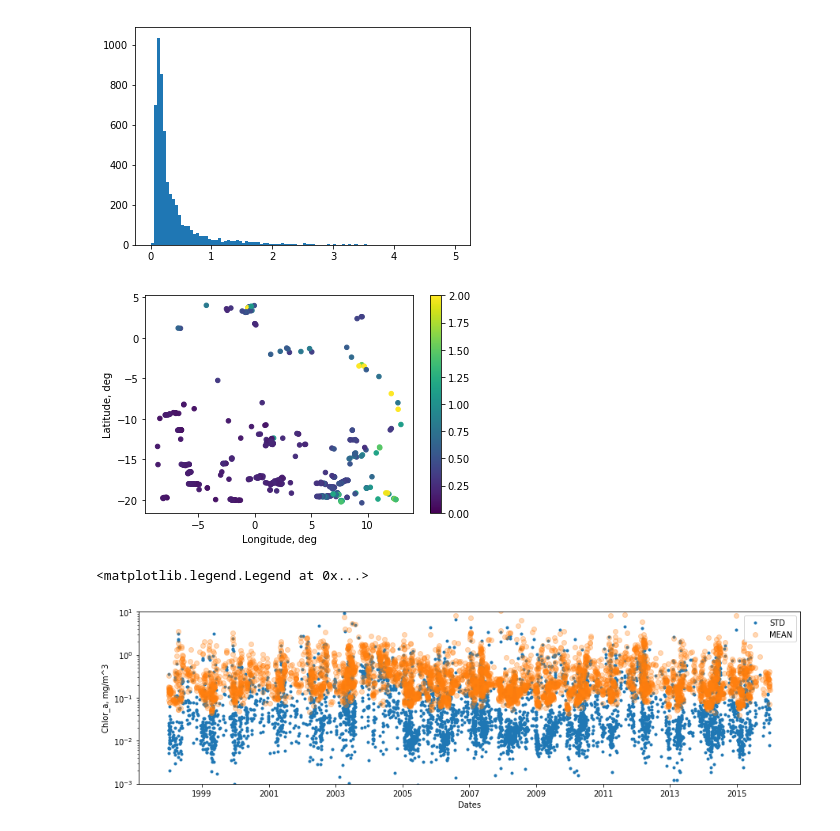
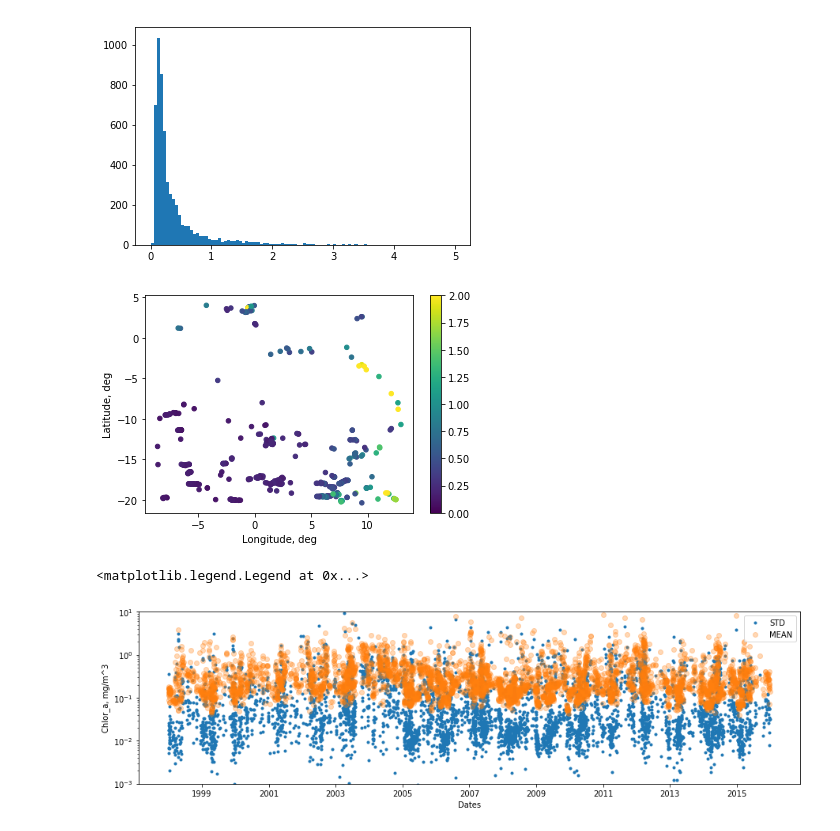
Before and after one commit to nansencenter/chl_in_eddies, a Jupyter notebook: examples.ipynb, the cells around one changed output. Drawn from its saved outputs; the diff is of its cells as text; code cells hidden in the pictures.

```diff
--- a/examples.ipynb
+++ b/examples.ipynb
@@ -5,7 +5,7 @@ from netCDF4 import Dataset
 import datetime as dt
 # %%
 # open original dataset with eddies
-ifile = 'cycloniceddies.nc'
+ifile = 'cycloniceddies_chl.nc'
 ds1 = Dataset(ifile)
 # load some data
 lon = ds1['lon'][:].data
@@ -13,3 +13,7 @@ lat = ds1['lat'][:].data
 yyy = ds1['year'][:].data.astype(int)
 mmm = ds1['month'][:].data.astype(int)
 ddd = ds1['day'][:].data.astype(int)
+chl = ds1['chl_mean'][:].data
+med = ds1['chl_median'][:].data
+std = ds1['chl_std'][:].data
+siz = ds1['chl_sample_size'][:].data
@@ -30,30 +31,30 @@ Valid eddies: 5368
 # %%
 # PLOT median chl in july
 # boolean index of valid chl averages in all julies
-idx = (ds2['sample_size'] > 0) * (mmm == 7)
+idx = (siz > 0) * (mmm == 7)
 # make scatter plot
-plt.scatter(lon[idx], lat[idx], 20, ds2['median'][idx], vmin=0, vmax=2)
+plt.scatter(lon[idx], lat[idx], 20, chl[idx], vmin=0, vmax=2)
 plt.colorbar()
 xl = plt.xlabel('Longitude, deg')
 yl = plt.ylabel('Latitude, deg')
 # %% [output]
-[figure, old version]
+[figure, new version]
 # %%
 # PLOT time series of mean and std from all valid eddies
 
 # select valid eddies only
-valid = ds2['sample_size'] > 0
+valid = siz > 0
 # generate list of valid dates
 dates = [dt.datetime(y,m,d) for y,m,d in zip(yyy[valid], mmm[valid], ddd[valid])]
 
 f = plt.figure(figsize=(15,4))
-plt.semilogy(dates, ds2['std'][valid], '.')
-plt.semilogy(dates, ds2['mean'][valid], 'o', alpha=0.3)
+plt.semilogy(dates, std[valid], '.')
+plt.semilogy(dates, med[valid], 'o', alpha=0.3)
 
 plt.ylim([1e-3, 1e1])
 plt.xlabel('Dates')
 plt.ylabel('Chlor_a, mg/m^3')
 plt.legend(['STD', 'MEAN'])
 # %% [output]
 <matplotlib.legend.Legend at 0x...>
-[figure, old version]
+[figure, new version]
```
Also changed, not shown: parts of 2 cells of this notebook, 1 other file.
